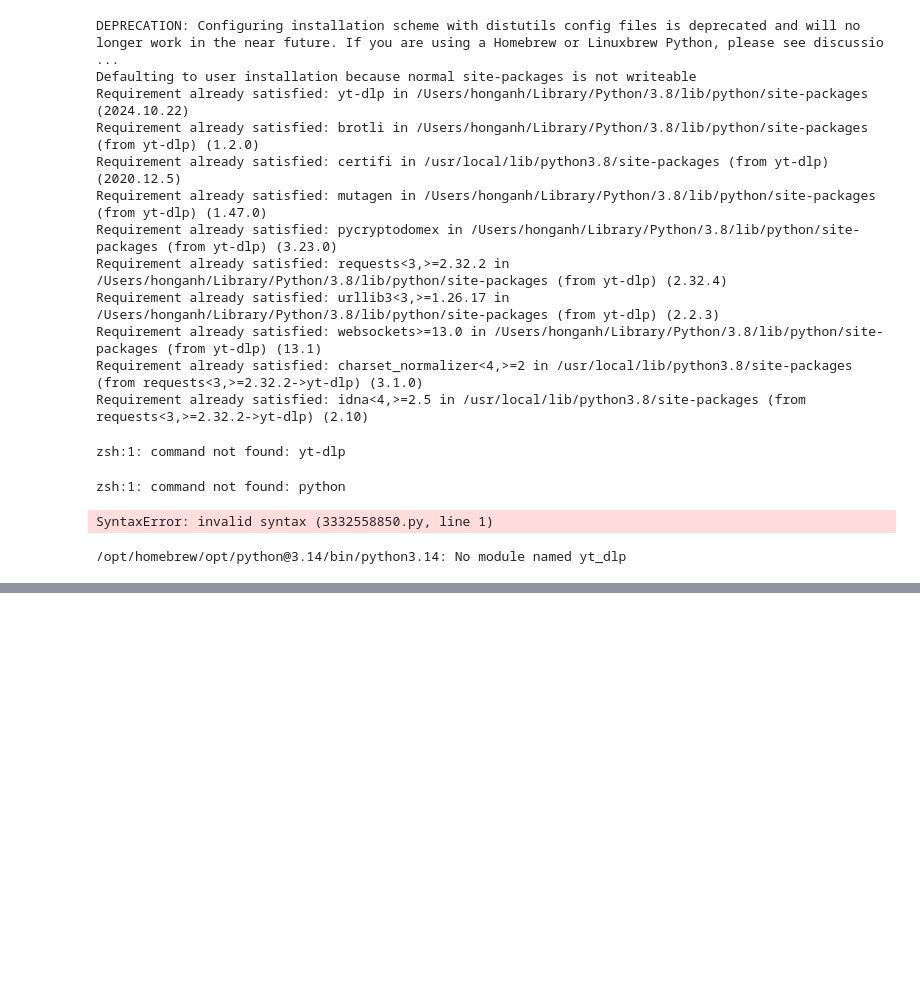
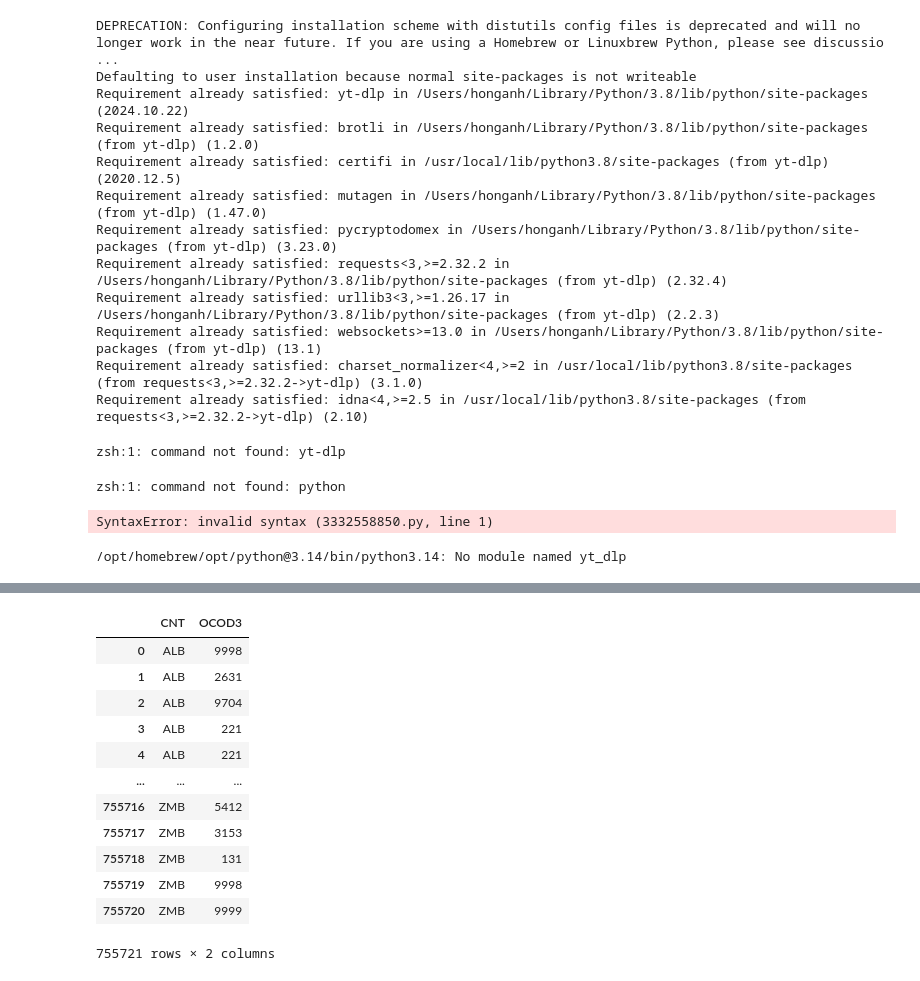
Before and after one commit to HongAnhVu278/question, a Jupyter notebook: analysis/survey_analysis.ipynb, the cells around one changed output, grey strips where cells are left out. Drawn from its saved outputs; the diff is of its cells as text; code cells hidden in the pictures; blank space fills up the shorter version.

Commit message:
examine non-occupation OCOD3 codes + add tests and fixture

```diff
--- a/analysis/survey_analysis.ipynb
+++ b/analysis/survey_analysis.ipynb
@@ -376,0 +381,10 @@ SyntaxError: invalid syntax (3332558850.py, line 1)
+# %%
+import pyreadstat
+
+df,meta = pyreadstat.read_sav("data/raw/CY09_MS_STU_PUF.sav",usecols=["CNT", "OCOD3","ST004D01T"])
+
+ocode_labels = meta.variable_value_labels["OCOD3"]
+
+for code, label in sorted(ocode_labels.items()):
+    if int(code) >=9000:
+        print(code, label)
@@ -376,0 +409,16 @@ SyntaxError: invalid syntax (3332558850.py, line 1)
+# %%
+df
+# %% [output]
+|  | CNT | OCOD3 |
+| 0 | ALB | 9998 |
+| 1 | ALB | 2631 |
+| 2 | ALB | 9704 |
+| 3 | ALB | 221 |
+| 4 | ALB | 221 |
+| ... | ... | ... |
+| 755716 | ZMB | 5412 |
+| 755717 | ZMB | 3153 |
+| 755718 | ZMB | 131 |
+| 755719 | ZMB | 9998 |
+| 755720 | ZMB | 9999 |
+755721 rows × 2 columns
```
Also changed, not shown: parts of 9 cells of this notebook, 3 other files.
